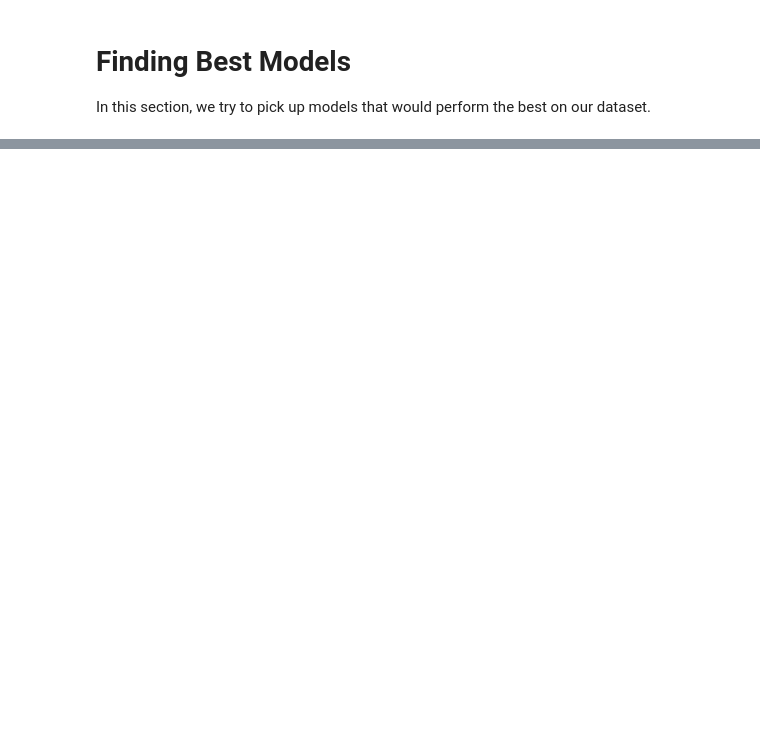
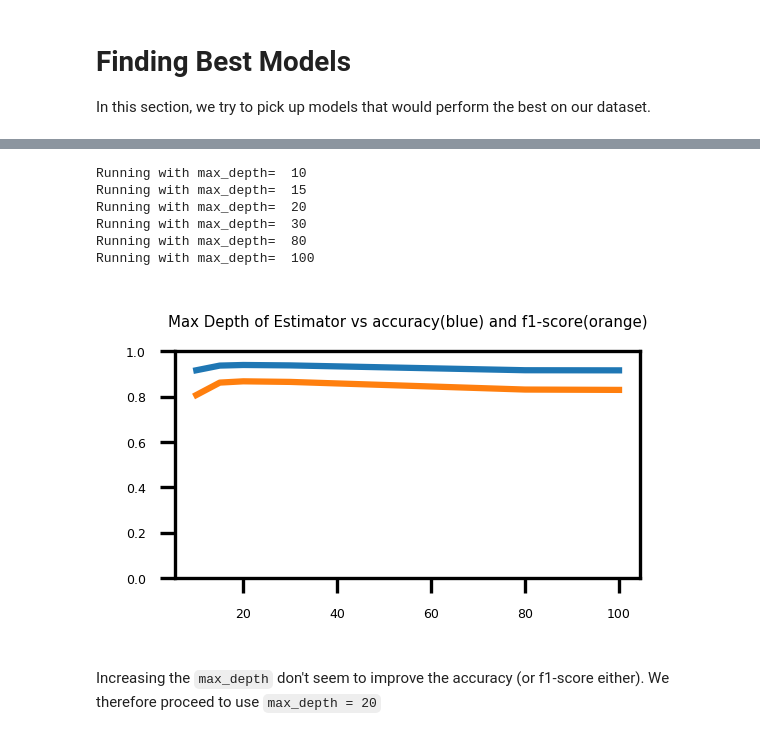
Before and after one commit to davidahmed/iot, a Jupyter notebook: IoT.ipynb, the cells around one changed output, grey strips where cells are left out. Cells and saved outputs as stored; diff of their text form; code cells hidden in the pictures; blank space fills up the shorter version.

```diff
--- a/IoT.ipynb
+++ b/IoT.ipynb
@@ -255,0 +340,31 @@ In this section, we explore our best performing model in two different ways:
+# %%
+tree_depths = [10, 15, 20, 30, 80, 100]
+accuracy, f1_scores = [], []
+
+
+for each in tree_depths:
+    print("Running with max_depth= ", each)
+    model = RandomForestClassifier(n_estimators=20, max_depth=each)
+    model.fit(X_train, y_train)
+
+    preds = model.predict(X_test)
+    accuracy.append(accuracy_score(y_test, preds, normalize=True))
+    f1_scores.append(f1_score(y_test, preds, average='macro'))
+# %% [output]
+Running with max_depth=  10
+Running with max_depth=  15
+Running with max_depth=  20
+Running with max_depth=  30
+Running with max_depth=  80
+Running with max_depth=  100
+# %%
+plt.figure(figsize=(2,1))
+plt.ylim((0, 1))
+plt.title('Max Depth of Estimator vs accuracy(blue) and f1-score(orange)')
+plt.plot(tree_depths, accuracy)
+plt.plot(tree_depths, f1_scores)
+plt.show()
+# %% [output]
+[figure, added]
+# %% [markdown]
+Increasing the `max_depth` don't seem to improve the accuracy (or f1-score either). We therefore proceed to use `max_depth = 20`
```
Also changed, not shown: parts of 42 cells of this notebook.
